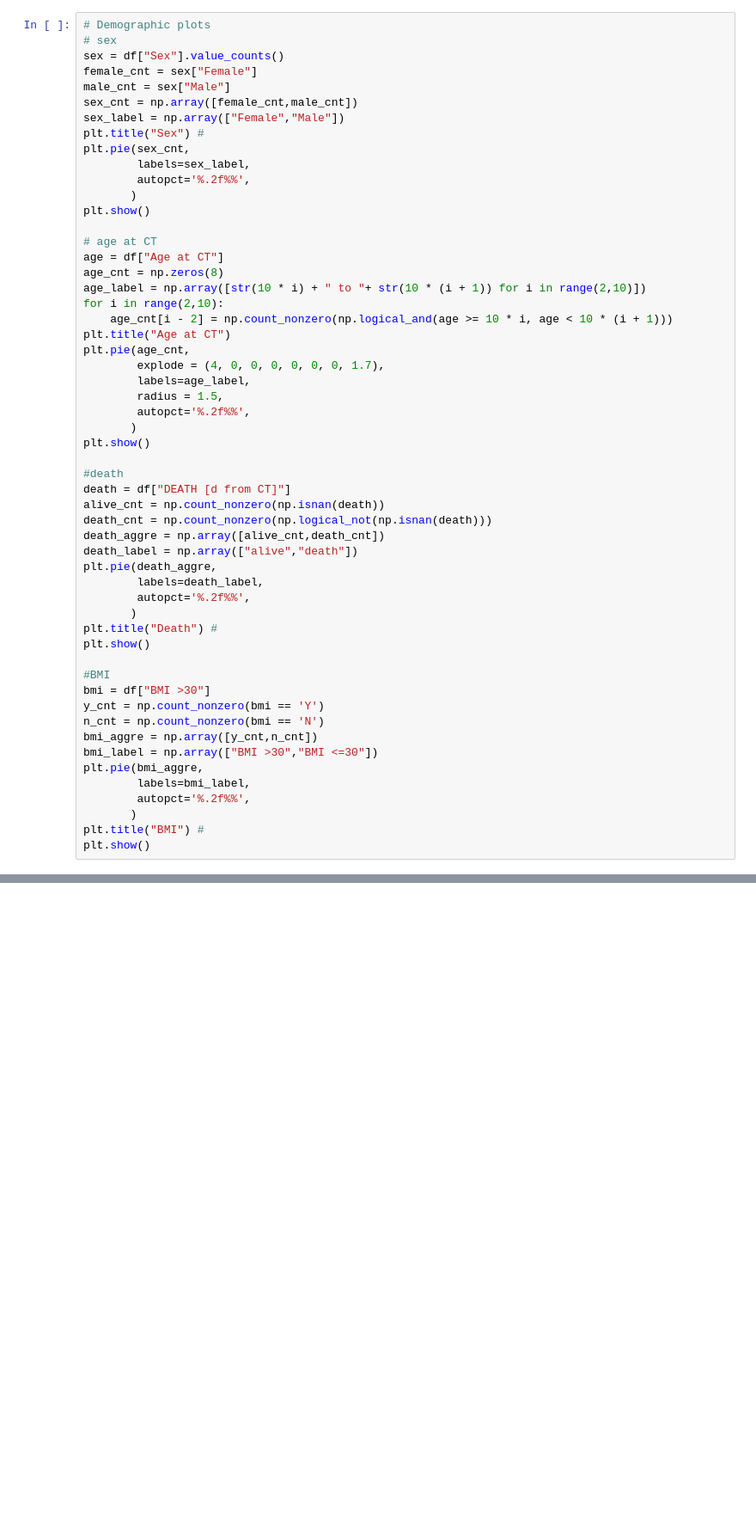
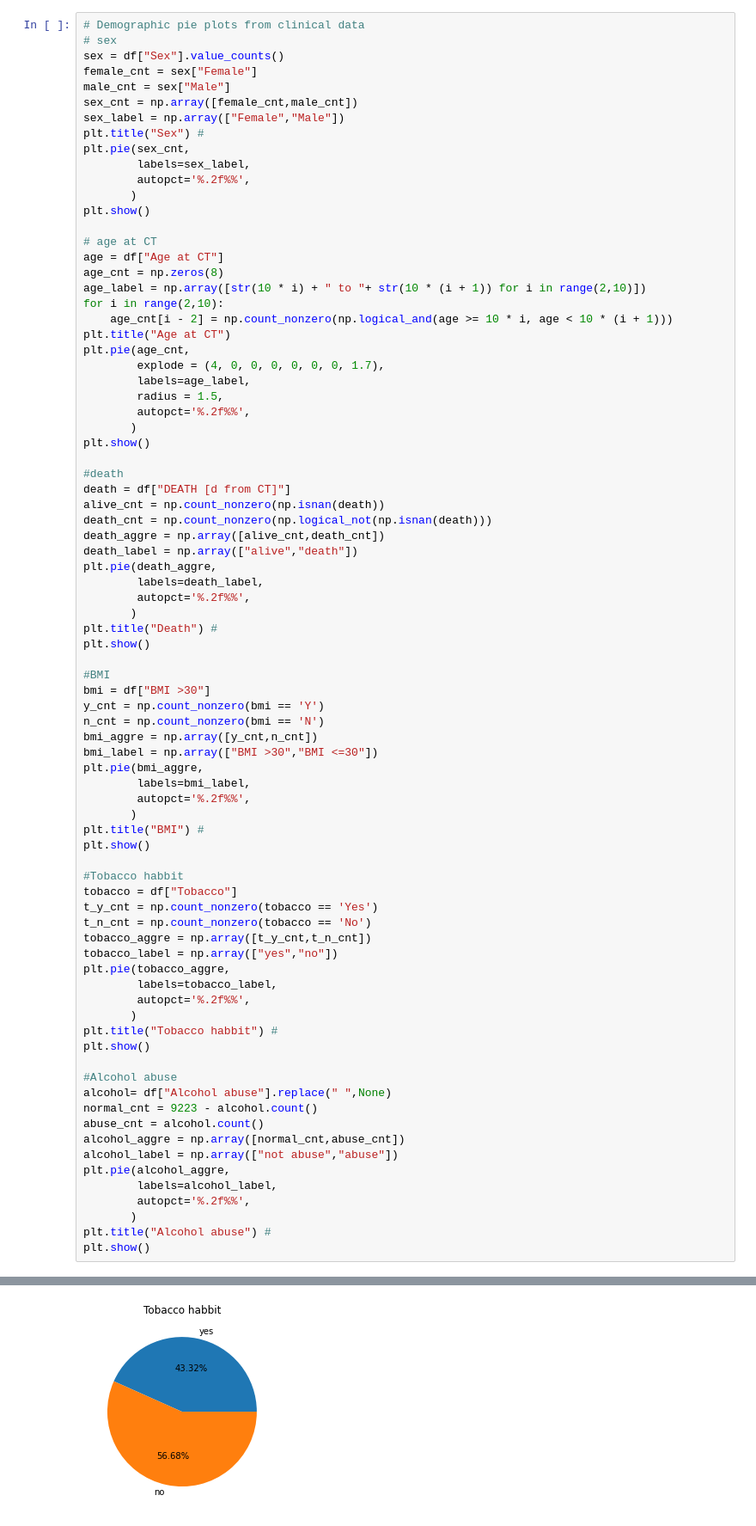
Before and after one commit to zzhou292/760Project, a Jupyter notebook: showSTAT.ipynb, the cells around one changed output, grey strips where cells are left out. Shown at 86% size. Cells and saved outputs as stored; diff of their text form; blank space fills up the shorter version.

```diff
--- a/showSTAT.ipynb
+++ b/showSTAT.ipynb
@@ -59,7 +59,7 @@ memory usage: 3.7+ MB
 | 75% | 197.00 | 484.16 | 787.61 | 229.83 | 268.29 | 1.16 | 37.51 | ... |
 | max | 378.00 | 1206.22 | 1859.70 | 1054.69 | 763.11 | 26.34 | 99.48 | ... |
 # %%
-# Demographic plots
+# Demographic pie plots from clinical data
 # sex
 sex = df["Sex"].value_counts()
 female_cnt = sex["Female"]
@@ -91,30 +91,57 @@ plt.show()
 #death
 death = df["DEATH [d from CT]"]
 alive_cnt = np.count_nonzero(np.isnan(death))
 death_cnt = np.count_nonzero(np.logical_not(np.isnan(death)))
 death_aggre = np.array([alive_cnt,death_cnt])
 death_label = np.array(["alive","death"])
 plt.pie(death_aggre,
         labels=death_label,
         autopct='%.2f%%',
        )
 plt.title("Death") #
 plt.show()
 
 #BMI
 bmi = df["BMI >30"]
 y_cnt = np.count_nonzero(bmi == 'Y')
 n_cnt = np.count_nonzero(bmi == 'N')
 bmi_aggre = np.array([y_cnt,n_cnt])
 bmi_label = np.array(["BMI >30","BMI <=30"])
 plt.pie(bmi_aggre,
         labels=bmi_label,
         autopct='%.2f%%',
        )
 plt.title("BMI") #
 plt.show()
+
+#Tobacco habbit
+tobacco = df["Tobacco"]
+t_y_cnt = np.count_nonzero(tobacco == 'Yes')
+t_n_cnt = np.count_nonzero(tobacco == 'No')
+tobacco_aggre = np.array([t_y_cnt,t_n_cnt])
+tobacco_label = np.array(["yes","no"])
+plt.pie(tobacco_aggre,
+        labels=tobacco_label,
+        autopct='%.2f%%',
+       )
+plt.title("Tobacco habbit") #
+plt.show()
+
+#Alcohol abuse
+alcohol= df["Alcohol abuse"].replace(" ",None)
+normal_cnt = 9223 - alcohol.count()
+abuse_cnt = alcohol.count()
+alcohol_aggre = np.array([normal_cnt,abuse_cnt])
+alcohol_label = np.array(["not abuse","abuse"])
+plt.pie(alcohol_aggre,
+        labels=alcohol_label,
+        autopct='%.2f%%',
+       )
+plt.title("Alcohol abuse") #
+plt.show()
 # %% [output]
 [figure]
 [figure]
 [figure]
 [figure]
+[figure, added]
```
Also changed, not shown: parts of 3 cells of this notebook.
